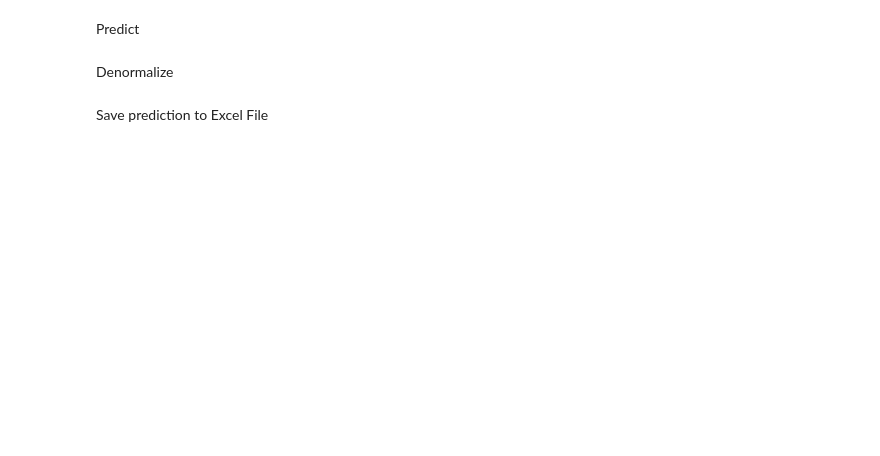
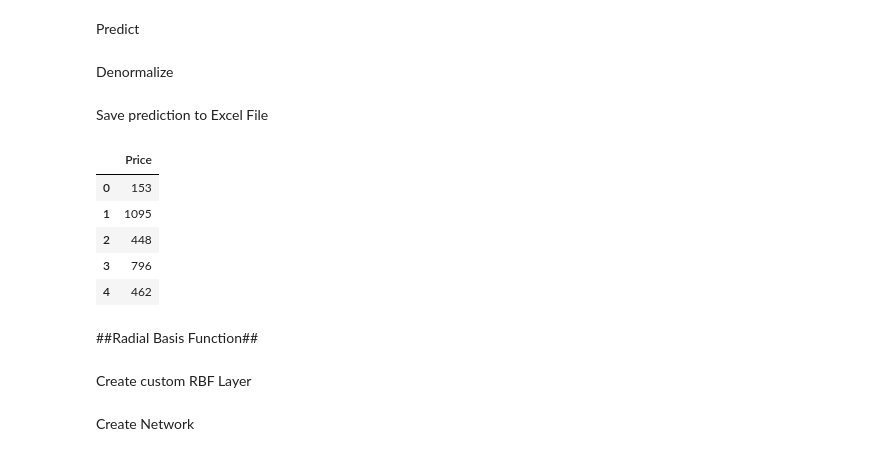
Before and after one commit to schatz06/EPL448_Project, a Jupyter notebook: Project.ipynb, the cells around one changed output. Saved outputs shown, nothing was run; the diff lists cells and outputs as text; code cells hidden in the pictures; blank space fills up the shorter version.

```diff
--- a/Project.ipynb
+++ b/Project.ipynb
@@ -209,7 +209,7 @@ network.add(layers.Dense(units=32, activation='sigmoid', input_shape=(train_set.
 network.add(layers.Dense(units=32, activation='sigmoid'))
 
 # Add fully connected layer with no activation function
-network.add(layers.Dense(units=1))
+network.add(layers.Dense(units=1,activation='sigmoid'))
 # %%
 network.summary()
 # %% [output]
@@ -240,7 +240,7 @@ Model Training
 # Train neural network
 history = network.fit(train_set, # Features
                       y_train_set, # Target vector
-                      epochs=100, # Number of epochs
+                      epochs=30, # Number of epochs
                       verbose=1, # Output
                       batch_size=100, # Number of observations per batch
                       validation_data=(validation_set,y_validation_set)) # Data for evaluation
@@ -257,6 +275,19 @@ actual_prices = (predictions * (y_train_set_max - y_train_set_min)) + y_train_se
 # %% [markdown]
 Save prediction to Excel File
 # %%
-df = pd.DataFrame(actual_prices)
+df = pd.DataFrame(actual_prices.astype(int))
+df.columns=['Price']
 filepath = 'Predictions.xlsx'
 df.to_excel(filepath, index=False)
+df.head()
+# %% [output]
+|  | Price |
+| 0 | 153 |
+| 1 | 1095 |
+| 2 | 448 |
+| 3 | 796 |
+| 4 | 462 |
+# %% [markdown]
+##Radial Basis Function##
+# %% [markdown]
+Create custom RBF Layer
@@ -262,0 +321,2 @@ df.to_excel(filepath, index=False)
+# %% [markdown]
+Create Network
```
Also changed, not shown: parts of 14 cells of this notebook.
